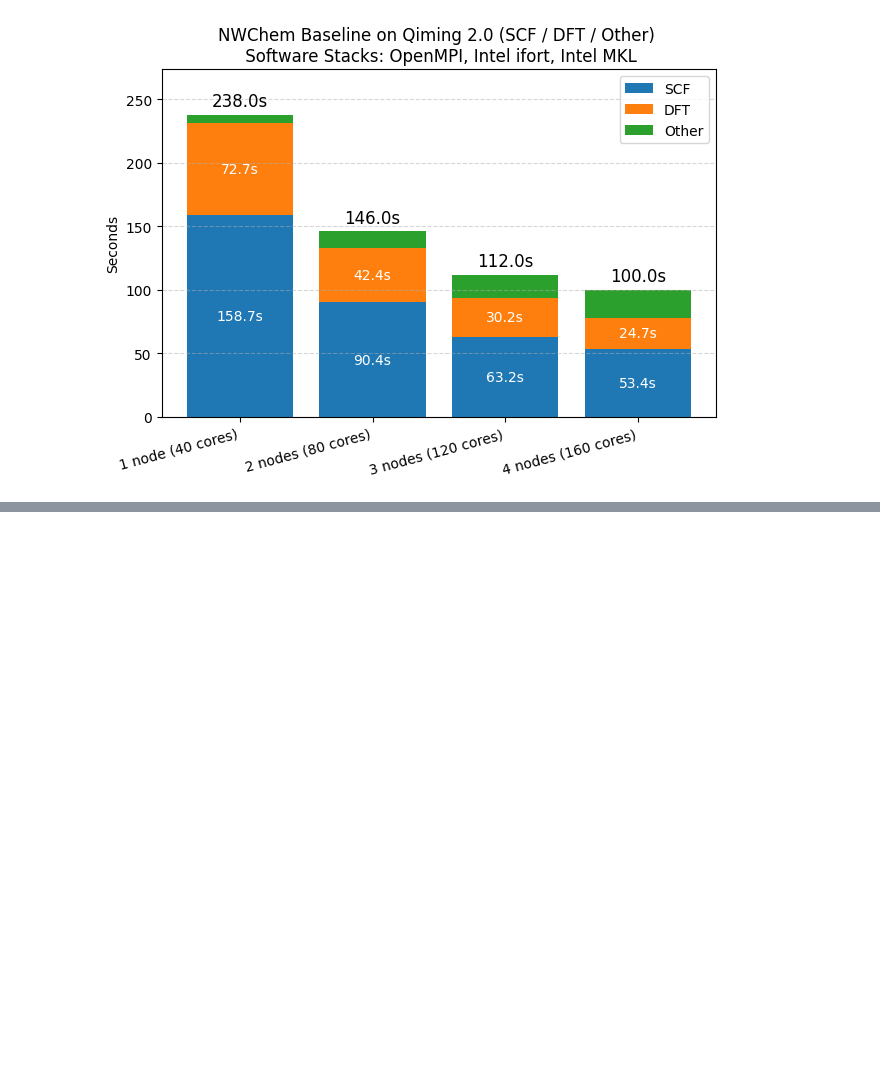
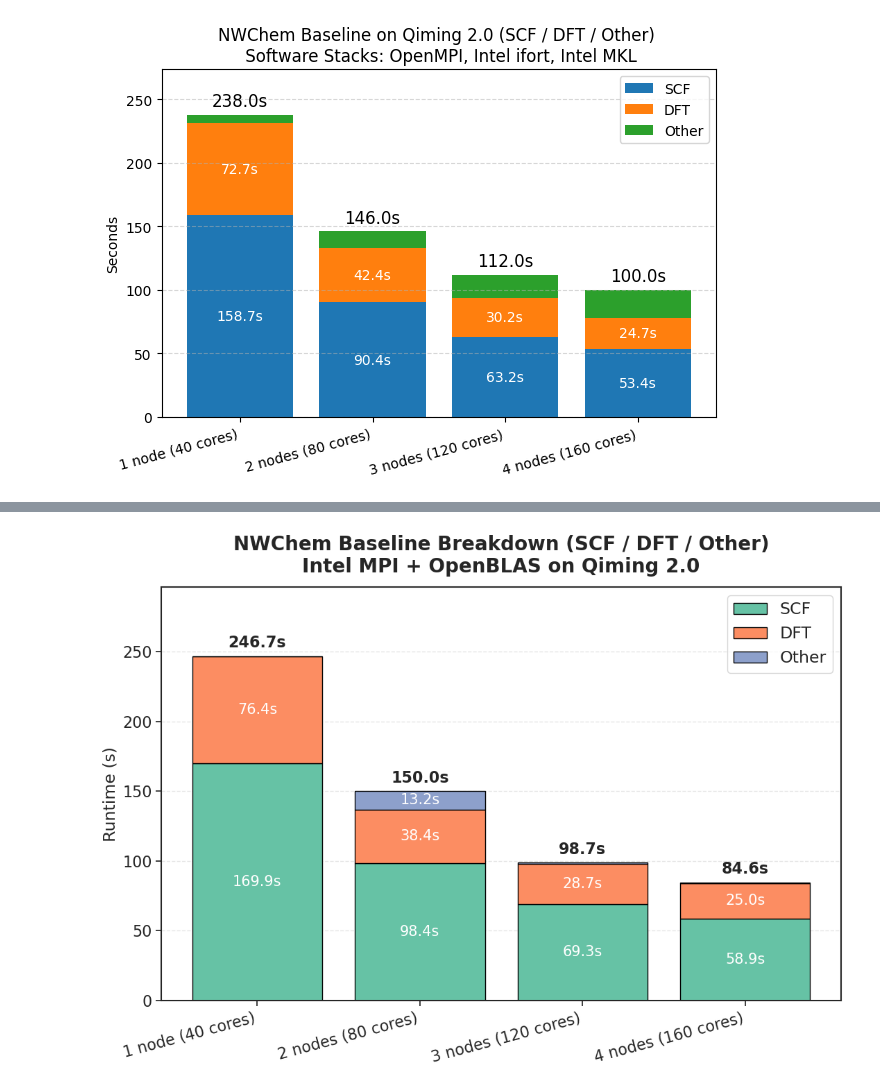
Before and after one commit to HaibinLai/APAC25-nwchem, a Jupyter notebook: baseline_analysis.ipynb, the cells around one changed output, grey strips where cells are left out. Saved outputs shown, nothing was run; the diff lists cells and outputs as text; code cells hidden in the pictures; blank space fills up the shorter version.

```diff
--- a/baseline_analysis.ipynb
+++ b/baseline_analysis.ipynb
@@ -144,0 +314,91 @@ plt.show()
+# %%
+import matplotlib.pyplot as plt
+import pandas as pd
+import seaborn as sns
+import numpy as np
+
+# -----------------------------
+# Seaborn style and palette
+# -----------------------------
+palette = sns.color_palette('Set2')
+sns.set(style='white', palette="Set2", color_codes=False)
+sns.set_style("ticks")
+
+colors = sns.color_palette()  # 默认 Set2 色板
+
+# -----------------------------
+# Data
+# -----------------------------
+labels = ["1 node (40 cores)", "2 nodes (80 cores)", "3 nodes (120 cores)", "4 nodes (160 cores)"]
+x = np.arange(len(labels))
+
+runtime = np.array([246.7, 150.0, 98.7, 84.6])
+scf = np.array([169.9, 98.4, 69.3, 58.9])
+dft = np.array([76.4, 38.4, 28.7, 25.0])
+
+# Compute other
+other = runtime - (scf + dft)
+other = np.where(other < 0, 0, other)
+
+# Construct dataframe (可选打印)
+df = pd.DataFrame({
+    "Config": labels,
+    "Runtime (s)": runtime,
+    "SCF (s)": scf,
+    "DFT (s)": dft,
+    "Other (s)": other,
+    "SCF %": np.round(100 * scf / runtime, 1),
+    "DFT %": np.round(100 * dft / runtime, 1),
+    "Other %": np.round(100 * other / runtime, 1),
+})
+print(df)
+
+# -----------------------------
+# Plot stacked bar chart
+# -----------------------------
+fig, ax = plt.subplots(figsize=(11, 8))
+
+# Use Set2 colors
+p1 = ax.bar(x, scf, color=colors[0], label="SCF", edgecolor='black')
+p2 = ax.bar(x, dft, bottom=scf, color=colors[1], label="DFT", edgecolor='black')
+p3 = ax.bar(x, other, bottom=scf + dft, color=colors[2], label="Other", edgecolor='black')
+
+# -----------------------------
+# Axis and legend styling
+# -----------------------------
+ax.set_xticks(x)
+ax.set_xticklabels(labels, rotation=15, ha="right", fontsize=17)
+ax.set_ylabel("Runtime (s)", fontsize=17)
+ax.set_title("NWChem Baseline Breakdown (SCF / DFT / Other)\nIntel MPI + OpenBLAS on Qiming 2.0",
+             fontsize=20, fontweight="bold", pad=15)
+ax.grid(True, axis="y", linestyle="--", alpha=0.5)
+ax.legend(loc="upper right", fontsize=17, frameon=True, fancybox=True)
+ax.set_ylim(0, max(runtime) * 1.2)
+
+# Tick and spine styling
+ax.tick_params(axis='both', which='major', labelsize=16)
+for spine in ax.spines.values():
+    spine.set_linewidth(1.5)
+
+# -----------------------------
+# Annotate bars
+# -----------------------------
+for i, total in enumerate(runtime):
+    ax.text(i, total + max(runtime) * 0.015, f"{total:.1f}s",
+            ha="center", va="bottom", fontsize=16, fontweight="bold")
+    ax.text(i, scf[i] / 2, f"{scf[i]:.1f}s",
+            ha="center", va="center", color="white", fontsize=15)
+    ax.text(i, scf[i] + dft[i] / 2, f"{dft[i]:.1f}s",
+            ha="center", va="center", color="white", fontsize=15)
+    if other[i] > 2:
+        ax.text(i, scf[i] + dft[i] + other[i] / 2, f"{other[i]:.1f}s",
+                ha="center", va="center", color="white", fontsize=15)
+
+# -----------------------------
+# Layout and export
+# -----------------------------
+fig.tight_layout()
+plt.savefig("nwchem_baseline_stacked_set2_largefont.png", dpi=220, bbox_inches="tight")
+plt.savefig("nwchem_baseline_stacked_set2_largefont.pdf", bbox_inches="tight")
+plt.show()
+# %% [output]
@@ -144,0 +416 @@ plt.show()
+[figure, added]
```
Also changed, not shown: parts of 12 cells of this notebook, 23 other files.
